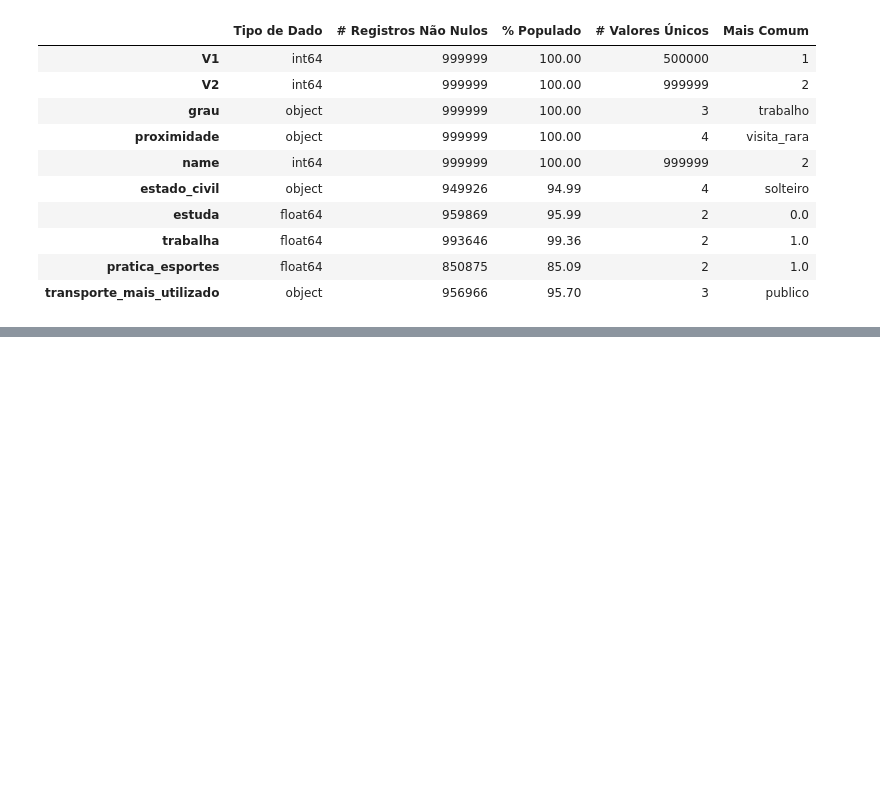
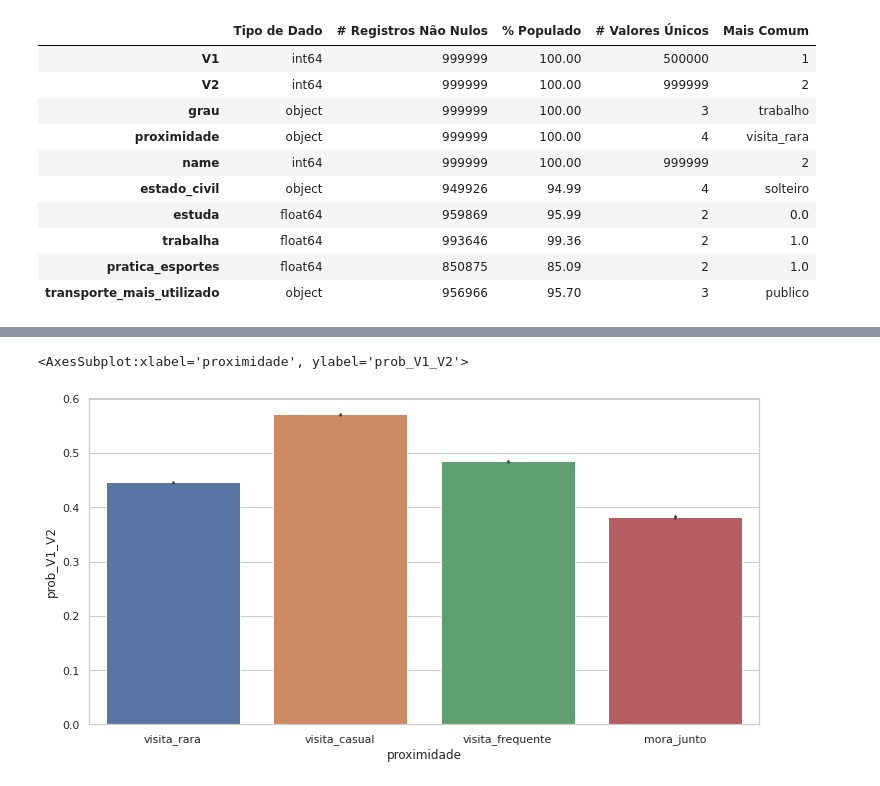
Before and after one commit to vitormarquesds/NEO, a Jupyter notebook: DQR.ipynb, the cells around one changed output, grey strips where cells are left out. Saved outputs shown, nothing was run; the diff lists cells and outputs as text; code cells hidden in the pictures; blank space fills up the shorter version.

```diff
--- a/DQR.ipynb
+++ b/DQR.ipynb
@@ -414,0 +417,20 @@ summary_cat3
+# %%
+df = dataset.copy()
+# %%
+# Função para categorização da coluna
+def imc(c):
+    if c <= 18.5:
+        return 'Abaixo do Peso'
+    elif c >= 18.6 and c <= 25:
+        return 'Peso Ideal'
+    elif c >= 25.1 and c <= 30:
+        return 'Sobrepeso'
+    elif c >= 30.1 and c <= 35:
+        return 'Obesidade Grau I'
+    elif c >= 35.1 and c <= 39.9:
+        return 'Obesidade Grau II'
+    elif c >= 40:
+        return 'Obesidade Grau III'
+# %%
+df['IMC_categorizado'] = df.apply(lambda x: imc(x['IMC']), axis=1)
+df
@@ -414,0 +471,8 @@ summary_cat3
+# %%
+# Visualização da variável prob_v1_v2
+sns.set_theme(style = 'whitegrid')
+plt.figure(figsize = (12,6))
+sns.barplot(x = 'proximidade', y = 'prob_V1_V2', data = df, order= df['proximidade'].value_counts().index)
+# %% [output]
+<AxesSubplot:xlabel='proximidade', ylabel='prob_V1_V2'>
+[figure, added]
```
Also changed, not shown: parts of 8 cells of this notebook, 1 other file.
